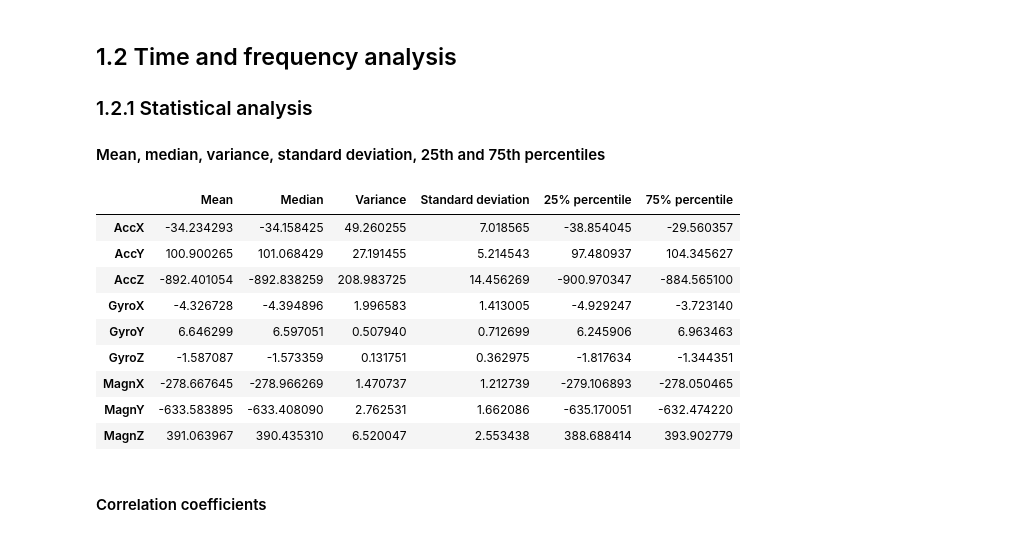
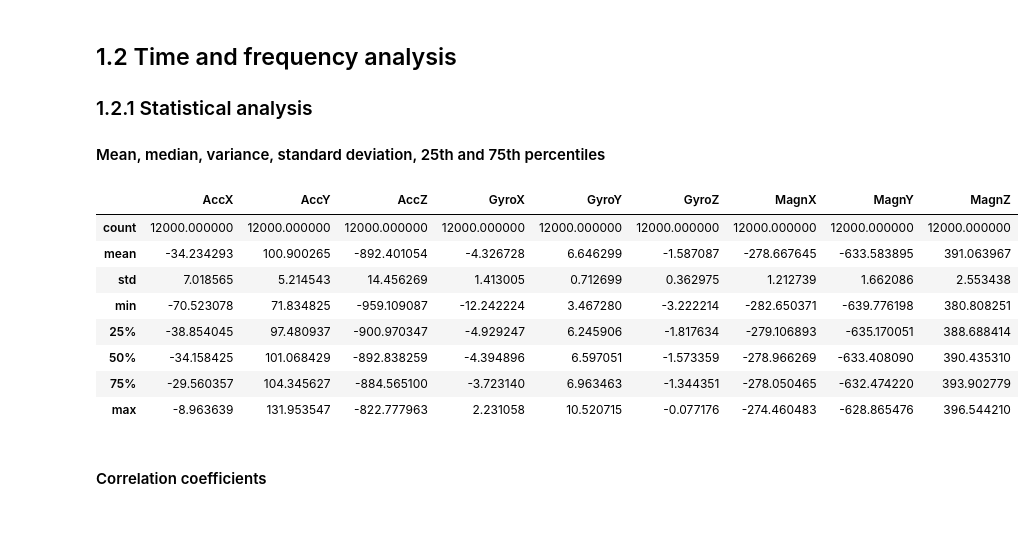
Before and after one commit to Mohsen-Kordi/ProjectRESP, a Jupyter notebook: Project.ipynb, the cells around one changed output. Drawn from its saved outputs; the diff is of its cells as text; code cells hidden in the pictures.

```diff
--- a/Project.ipynb
+++ b/Project.ipynb
@@ -177,6 +173,8 @@ magn_cal = np.array([[0.9192851,-0.02325168,0.003480837],
                    [0.003481006,0.004257583,0.8748001]])
 magn_offset = np.array([-95.67974,-244.9142,17.71132])
 
-df2[['GyroX','GyroY','GyroZ']] = df2[['GyroX','GyroY','GyroZ']] + gyro_offset.T
-df2[['AccX','AccY','AccZ']] = np.dot(df2[['AccX','AccY','AccZ']],acc_cal.T) + acc_offset.T
-df2[['MagnX','MagnY','MagnZ']] = np.dot(df2[['MagnX','MagnY','MagnZ']],magn_cal.T) + magn_offset.T
+df2[['GyroX','GyroY','GyroZ']] = df2[['GyroX','GyroY','GyroZ']] + gyro_offset
+df2[['AccX','AccY','AccZ']] = np.dot(df2[['AccX','AccY','AccZ']], acc_cal.T) + acc_offset
+df2[['MagnX','MagnY','MagnZ']] = np.dot(df2[['MagnX','MagnY','MagnZ']], magn_cal.T) + magn_offset
+
+df2
@@ -195,20 +208,21 @@ for i, ax in enumerate(axs.flat):
 ### 1.2.1 Statistical analysis
 #### Mean, median, variance, standard deviation, 25th and 75th percentiles
 # %%
-stat = pd.DataFrame({'Mean': df2.mean(), 'Median': df2.median(), 'Variance': df2.var(), 'Standard deviation': df2.std(),
-    '25% percentile': df2.quantile(q = 0.25), '75% percentile': df2.quantile(q = 0.75)})
+#stat = pd.DataFrame({'Mean': df2.mean(), 'Median': df2.median(), 'Variance': df2.var(), 'Standard deviation': df2.std(),
+#    '25% percentile': df2.quantile(q = 0.25), '75% percentile': df2.quantile(q = 0.75)})
+
+stat = df2.describe()
 stat
 # %% [output]
-|  | Mean | Median | Variance | Standard deviation | 25% percentile | 75% percentile |
-| AccX | -34.234293 | -34.158425 | 49.260255 | 7.018565 | -38.854045 | -29.560357 |
-| AccY | 100.900265 | 101.068429 | 27.191455 | 5.214543 | 97.480937 | 104.345627 |
-| AccZ | -892.401054 | -892.838259 | 208.983725 | 14.456269 | -900.970347 | -884.565100 |
-| GyroX | -4.326728 | -4.394896 | 1.996583 | 1.413005 | -4.929247 | -3.723140 |
-| GyroY | 6.646299 | 6.597051 | 0.507940 | 0.712699 | 6.245906 | 6.963463 |
-| GyroZ | -1.587087 | -1.573359 | 0.131751 | 0.362975 | -1.817634 | -1.344351 |
-| MagnX | -278.667645 | -278.966269 | 1.470737 | 1.212739 | -279.106893 | -278.050465 |
-| MagnY | -633.583895 | -633.408090 | 2.762531 | 1.662086 | -635.170051 | -632.474220 |
-| MagnZ | 391.063967 | 390.435310 | 6.520047 | 2.553438 | 388.688414 | 393.902779 |
+|  | AccX | AccY | AccZ | GyroX | GyroY | GyroZ | MagnX | MagnY | MagnZ |
+| count | 12000.000000 | 12000.000000 | 12000.000000 | 12000.000000 | 12000.000000 | 12000.000000 | 12000.000000 | 12000.000000 | 12000.000000 |
+| mean | -34.234293 | 100.900265 | -892.401054 | -4.326728 | 6.646299 | -1.587087 | -278.667645 | -633.583895 | 391.063967 |
+| std | 7.018565 | 5.214543 | 14.456269 | 1.413005 | 0.712699 | 0.362975 | 1.212739 | 1.662086 | 2.553438 |
+| min | -70.523078 | 71.834825 | -959.109087 | -12.242224 | 3.467280 | -3.222214 | -282.650371 | -639.776198 | 380.808251 |
+| 25% | -38.854045 | 97.480937 | -900.970347 | -4.929247 | 6.245906 | -1.817634 | -279.106893 | -635.170051 | 388.688414 |
+| 50% | -34.158425 | 101.068429 | -892.838259 | -4.394896 | 6.597051 | -1.573359 | -278.966269 | -633.408090 | 390.435310 |
+| 75% | -29.560357 | 104.345627 | -884.565100 | -3.723140 | 6.963463 | -1.344351 | -278.050465 | -632.474220 | 393.902779 |
+| max | -8.963639 | 131.953547 | -822.777963 | 2.231058 | 10.520715 | -0.077176 | -274.460483 | -628.865476 | 396.544210 |
 # %% [markdown]
 #### Correlation coefficients
 # %%
```
Also changed, not shown: parts of 29 cells of this notebook, 1 other file.
